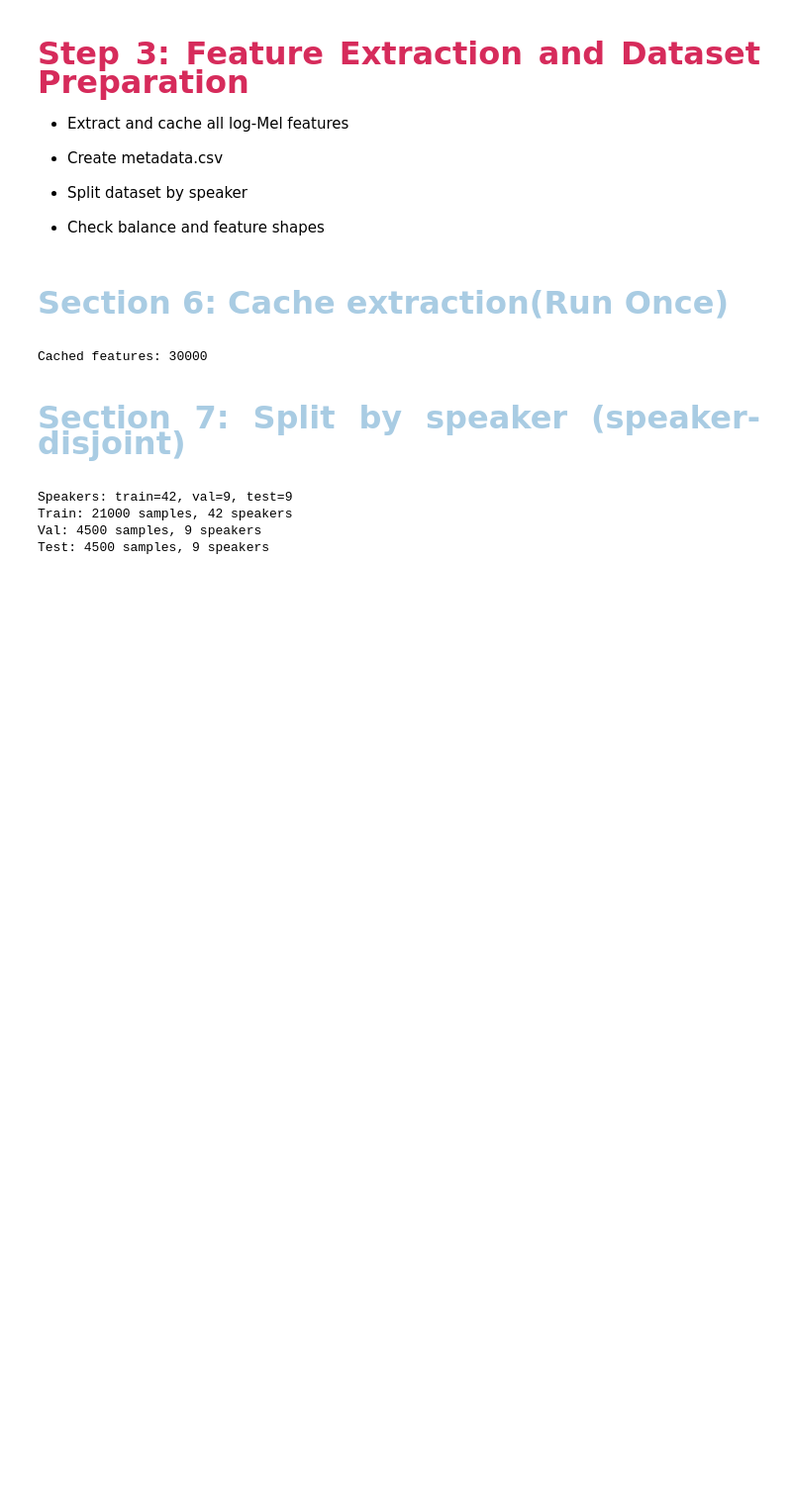
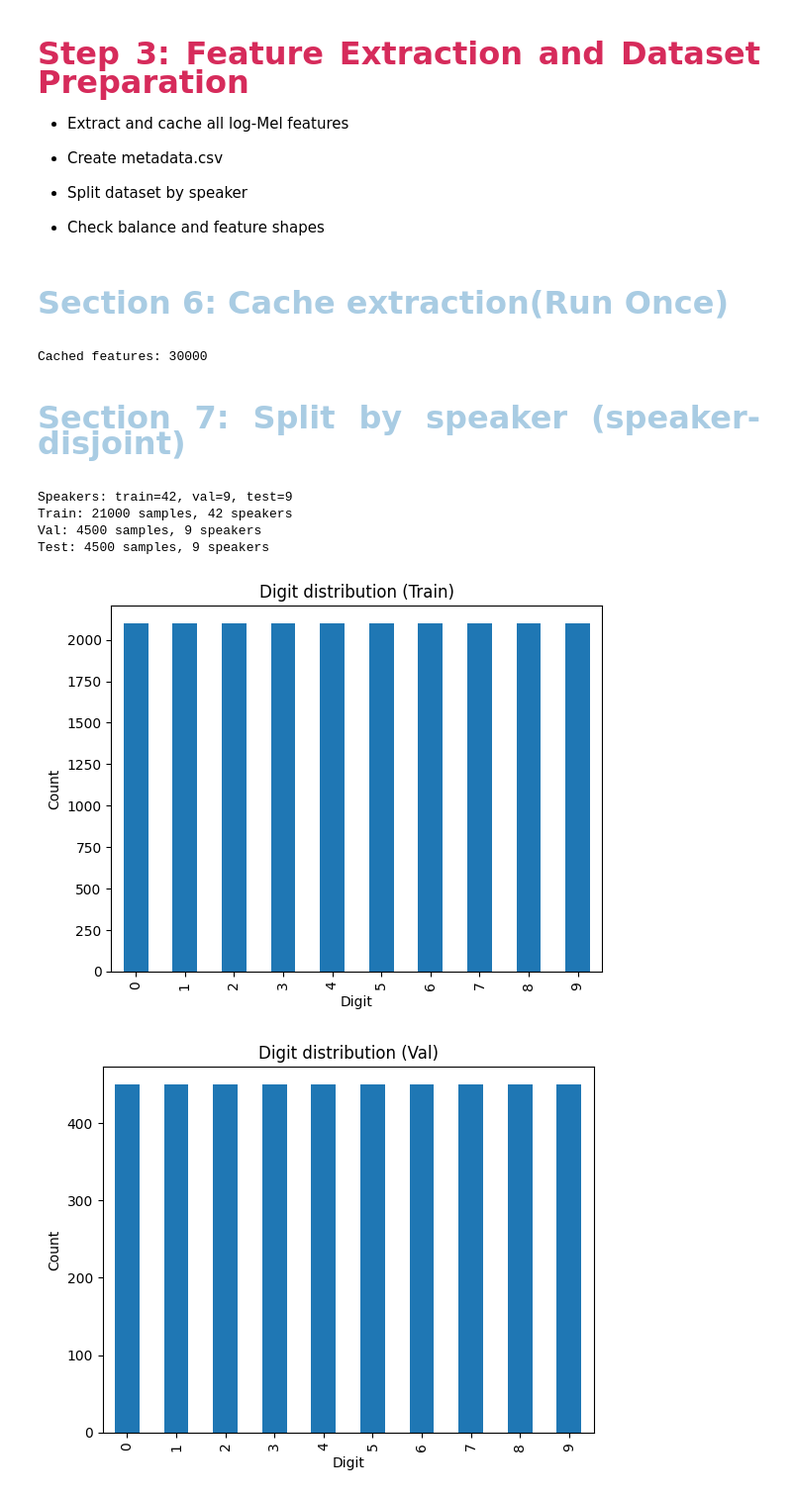
Before and after one commit to kasra-noorbakhsh/Audio-MNIST, a Jupyter notebook: audio-mnist.ipynb, the cells around one changed output. Shown at 99% size. Drawn from its saved outputs; the diff is of its cells as text; code cells hidden in the pictures; blank space fills up the shorter version.

Commit message:
Change section seven, see different sets distributions

```diff
--- a/audio-mnist.ipynb
+++ b/audio-mnist.ipynb
@@ -226,21 +226,32 @@ Cached features: 30000
 # %%
 speakers = sorted(meta_df['speaker'].unique())
 train_spk, temp_spk = train_test_split(speakers, test_size=0.3, random_state=RANDOM_SEED)
 val_spk, test_spk = train_test_split(temp_spk, test_size=0.5, random_state=RANDOM_SEED)
 
 print(f"Speakers: train={len(train_spk)}, val={len(val_spk)}, test={len(test_spk)}")
 
 def split_by_speakers(df, spk_list):
     return df[df['speaker'].isin(spk_list)].reset_index(drop=True)
 
 train_df = split_by_speakers(meta_df, train_spk)
 val_df   = split_by_speakers(meta_df, val_spk)
 test_df  = split_by_speakers(meta_df, test_spk)
 
 for name, d in [("Train", train_df), ("Val", val_df), ("Test", test_df)]:
     print(f"{name}: {len(d)} samples, {d['speaker'].nunique()} speakers")
+
+
+for name, d in [("Train", train_df), ("Val", val_df), ("Test", test_df)]:
+    plt.figure()
+    d['digit'].value_counts().sort_index().plot.bar()
+    plt.title(f"Digit distribution ({name})")
+    plt.xlabel("Digit")
+    plt.ylabel("Count")
+    plt.show()
 # %% [output]
 Speakers: train=42, val=9, test=9
 Train: 21000 samples, 42 speakers
 Val: 4500 samples, 9 speakers
 Test: 4500 samples, 9 speakers
+[figure, added]
+[figure, added]
```
Also changed, not shown: parts of 1 cell of this notebook.
